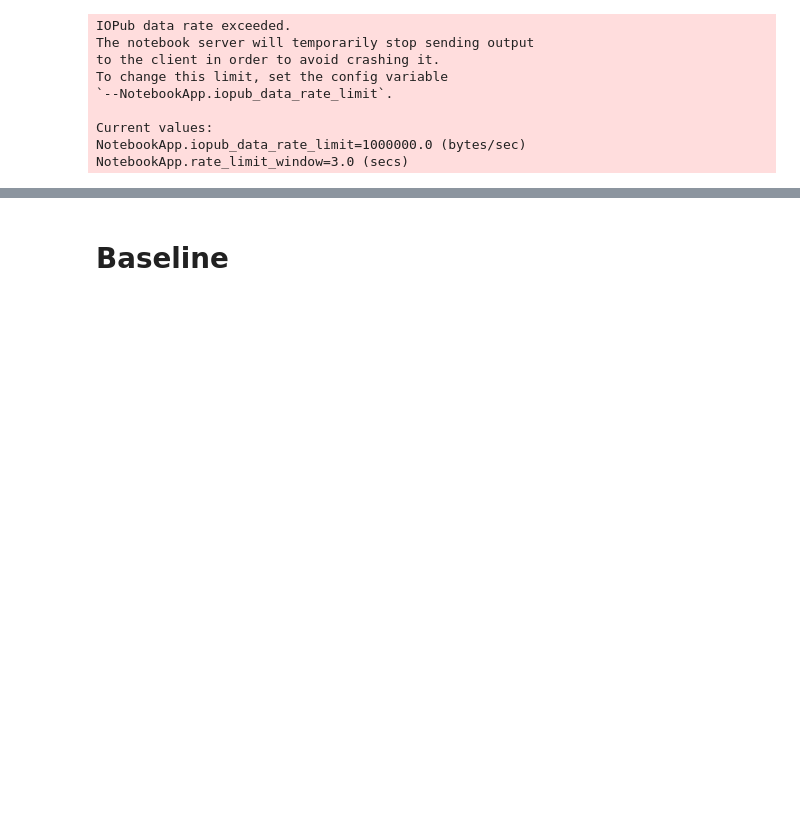
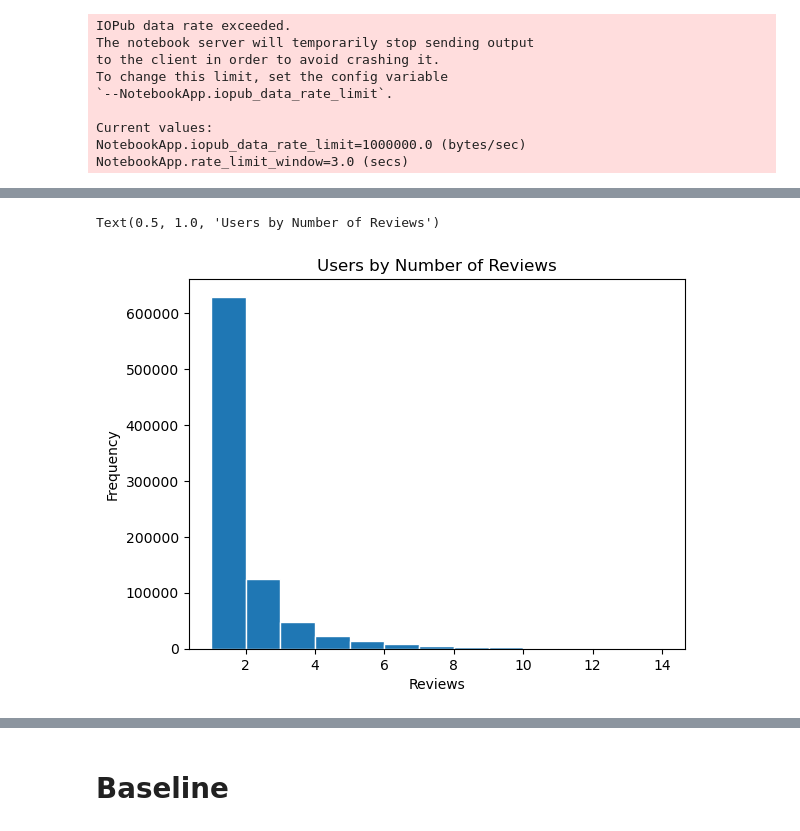
Before and after one commit to niha-m584/google_rating_prediction, a Jupyter notebook: a2.ipynb, the cells around one changed output, grey strips where cells are left out. Drawn from its saved outputs; the diff is of its cells as text; code cells hidden in the pictures; blank space fills up the shorter version.

```diff
--- a/a2.ipynb
+++ b/a2.ipynb
@@ -64,0 +73,8 @@ data = getjson2(imagerev_path)
+# %%
+plt.hist(df.groupby('user_id').count()['business_id'].values, bins=range(1, 15, 1), ec='w')
+plt.xlabel('Reviews')
+plt.ylabel('Frequency')
+plt.title('Users by Number of Reviews')
+# %% [output]
+Text(0.5, 1.0, 'Users by Number of Reviews')
+[figure, added]
```
Also changed, not shown: parts of 29 cells of this notebook.
